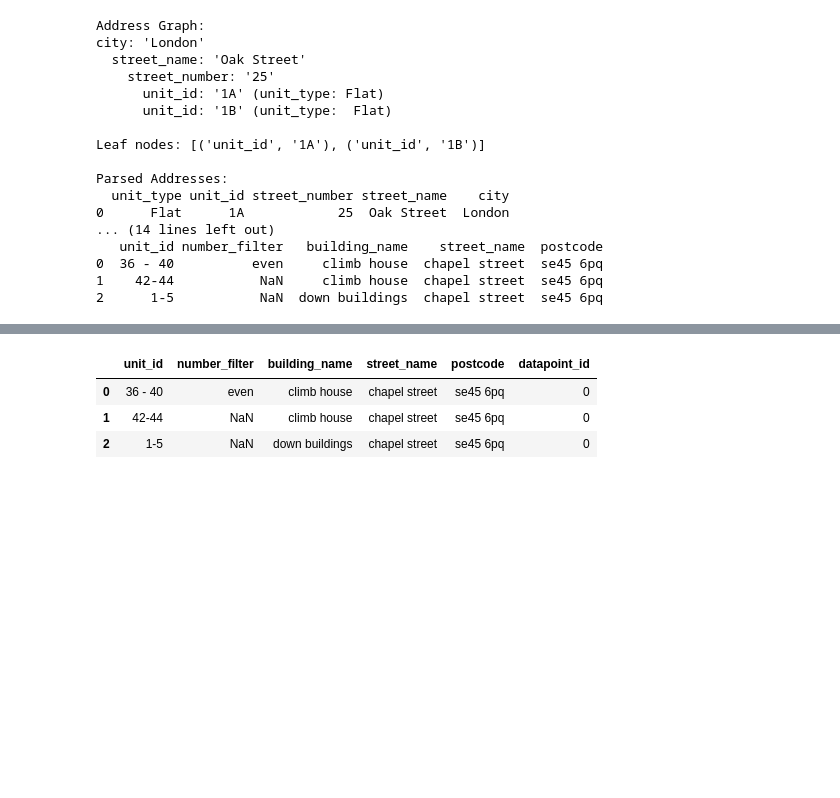
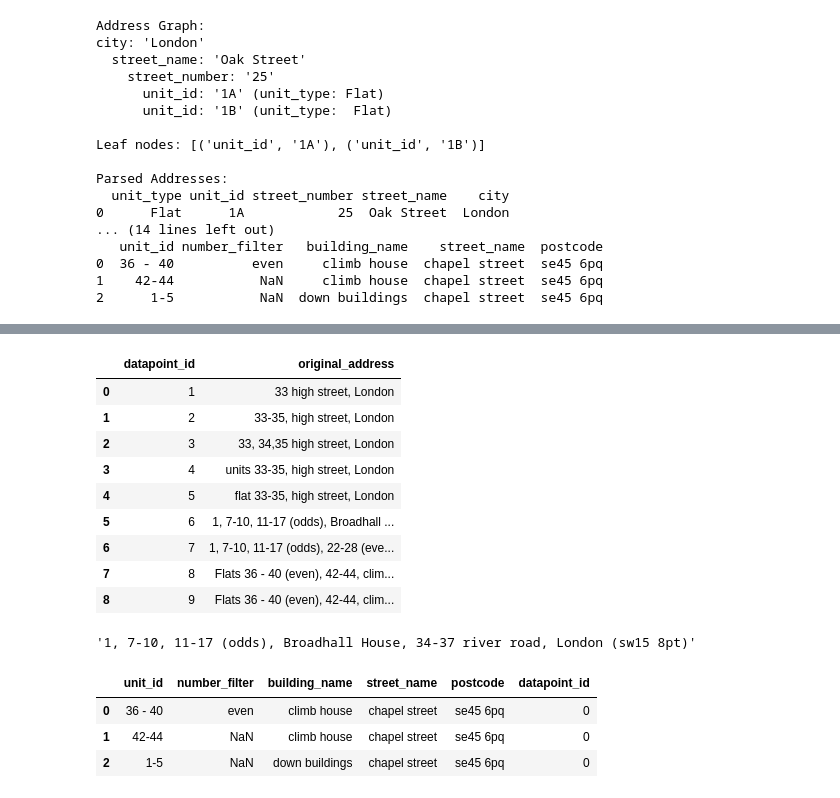
Before and after one commit to JonnoB/enhance_ocod, a Jupyter notebook: notebooks/new_address_parser.ipynb, the cells around one changed output, grey strips where cells are left out. Drawn from its saved outputs; the diff is of its cells as text; code cells hidden in the pictures; blank space fills up the shorter version.

Commit message:
created some unit tests

```diff
--- a/notebooks/new_address_parser.ipynb
+++ b/notebooks/new_address_parser.ipynb
@@ -95,3 +94,35 @@ Parsed Addresses:
 0  36 - 40          even     climb house  chapel street  se45 6pq
 1    42-44           NaN     climb house  chapel street  se45 6pq
 2      1-5           NaN  down buildings  chapel street  se45 6pq
+# %%
+def manual_ner(text: str, target_substring: str, entity_type: str) -> dict:
+    """
+    Find a substring in text and return its position with the specified type.
+
+    Args:
+        text: The input text to search in
+        target_substring: The exact substring to find
+        entity_type: The entity type to label it as
+
+    Returns:
+        Dictionary with type, text, start, and end positions
+    """
+    start_pos = text.find(target_substring)
+
+    if start_pos == -1:
+        return {}  # Substring not found
+
+    end_pos = start_pos + len(target_substring)
+
+    return {
+        'type': entity_type,
+        'text': target_substring,
+        'start': start_pos,
+        'end': end_pos
+    }
+
+# Example usage:
+text = "5 and 7 odd house, stream street, sw15 8pt, 22 and 24 Even House, 34-37 river road sw15 8pt"
+result = manual_ner(text, "stream street", "street_name")
+print(result)
+# Output: {'type': 'street_number', 'text': 'stream street', 'start': 20, 'end': 33}
@@ -98,3 +402,28 @@ Parsed Addresses:
+# %%
+df = pd.DataFrame([
+    {
+        'datapoint_id': item['datapoint_id'],
+        'original_address': item['original_address']
+    }
+    for item in create_all_test_cases()
+])
+
+df
+# %% [output]
+|  | datapoint_id | original_address |
+| 0 | 1 | 33 high street, London |
+| 1 | 2 | 33-35, high street, London |
+| 2 | 3 | 33, 34,35 high street, London |
+| 3 | 4 | units 33-35, high street, London |
+| 4 | 5 | flat 33-35, high street, London |
+| 5 | 6 | 1, 7-10, 11-17 (odds), Broadhall ... |
+| 6 | 7 | 1, 7-10, 11-17 (odds), 22-28 (eve... |
+| 7 | 8 | Flats 36 - 40 (even), 42-44, clim... |
+| 8 | 9 | Flats 36 - 40 (even), 42-44, clim... |
+# %%
+df.iloc[5,1]
+# %% [output]
+'1, 7-10, 11-17 (odds), Broadhall House, 34-37 river road, London (sw15 8pt)'
 # %%
 temp_ents = {'summary': {'total_addresses': 1,
   'successful_parses': 1,
```
Also changed, not shown: parts of 9 cells of this notebook, 8 other files.
